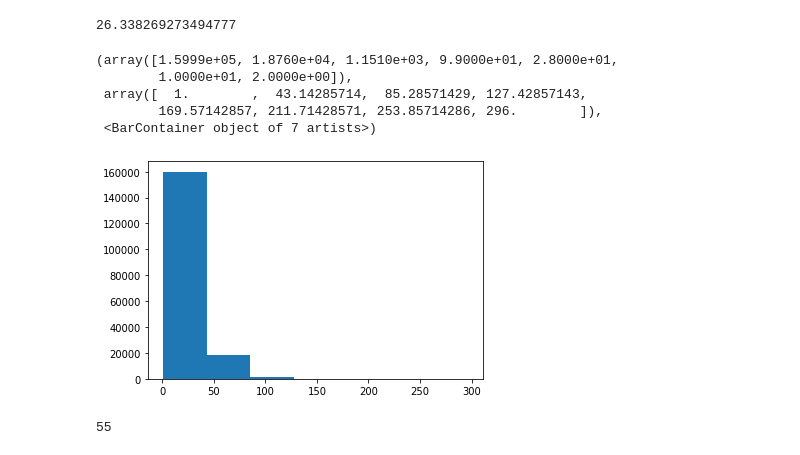
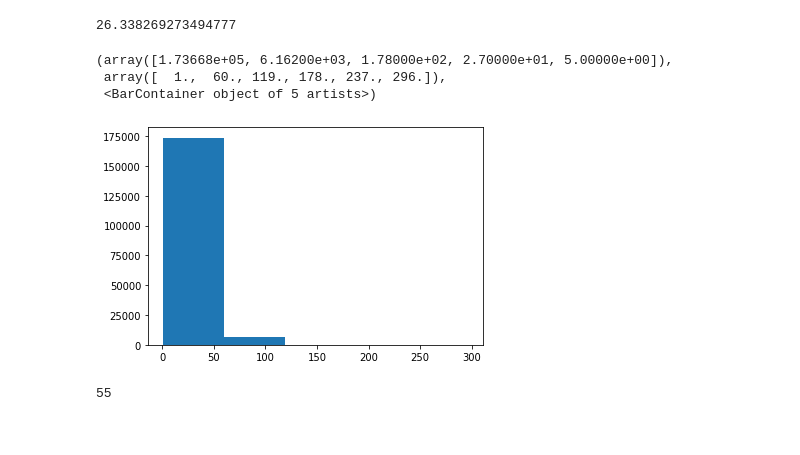
Before and after one commit to agbariaweaam/SkimLit_Project, a Jupyter notebook: SkimLit_Project.ipynb, the cells around one changed output. Cells and saved outputs as stored; diff of their text form; code cells hidden in the pictures.

```diff
--- a/SkimLit_Project.ipynb
+++ b/SkimLit_Project.ipynb
@@ -159,14 +169,12 @@ avg_sent_len # return average sentence length (in tokens)
 26.338269273494777
 # %%
 import matplotlib.pyplot as plt
-plt.hist(sent_lens, bins=7)
+plt.hist(sent_lens, bins=5)
 # %% [output]
-(array([1.5999e+05, 1.8760e+04, 1.1510e+03, 9.9000e+01, 2.8000e+01,
-        1.0000e+01, 2.0000e+00]),
- array([  1.        ,  43.14285714,  85.28571429, 127.42857143,
-        169.57142857, 211.71428571, 253.85714286, 296.        ]),
- <BarContainer object of 7 artists>)
+(array([1.73668e+05, 6.16200e+03, 1.78000e+02, 2.70000e+01, 5.00000e+00]),
+ array([  1.,  60., 119., 178., 237., 296.]),
+ <BarContainer object of 5 artists>)
-[figure, old version]
+[figure, new version]
 # %%
 output_seq_len = int(np.percentile(sent_lens, 95))
 output_seq_len
```
Also changed, not shown: parts of 34 cells of this notebook.
